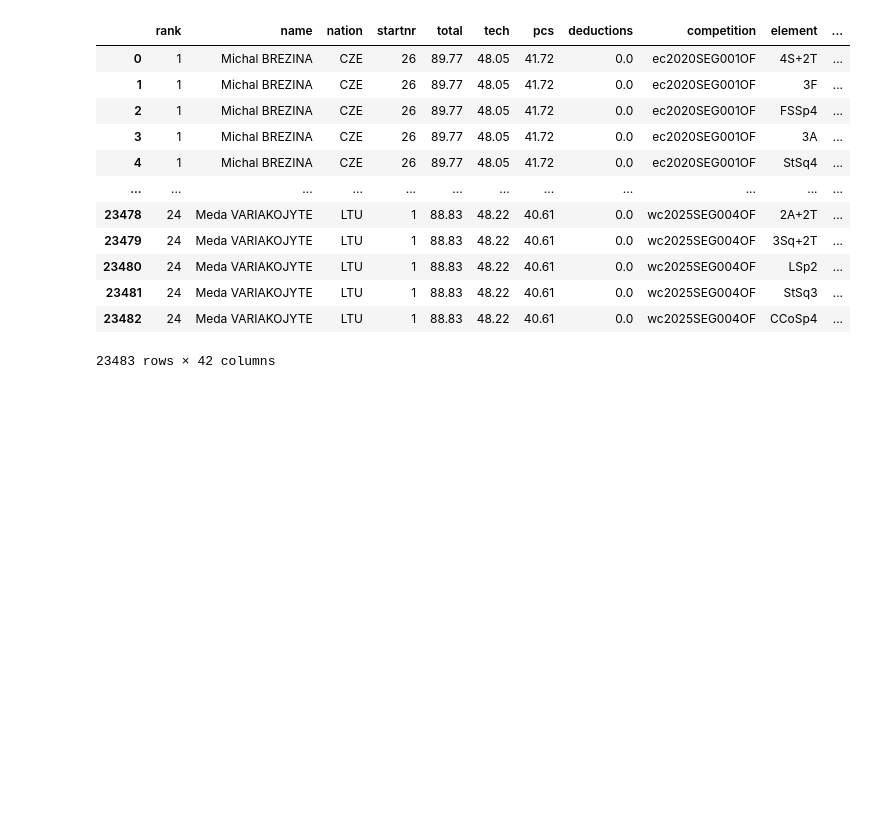
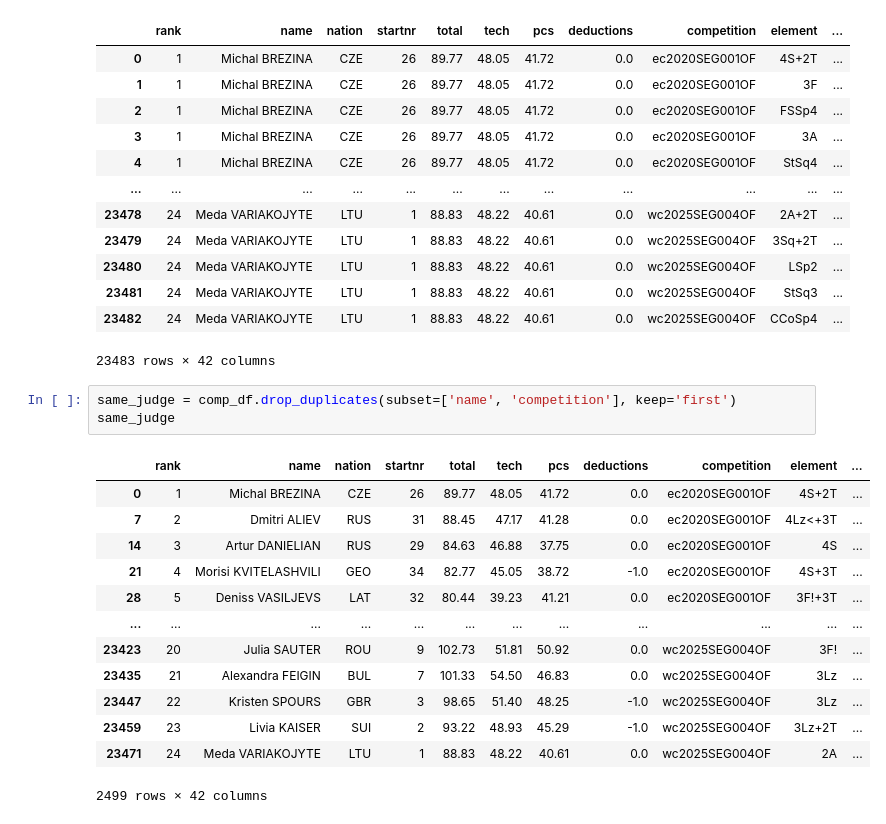
Before and after one commit to ann-e888/Skating_EDA, a Jupyter notebook: notebooks/feature engineering.ipynb, the cells around one changed output. Cells and saved outputs as stored; diff of their text form; blank space fills up the shorter version.

```diff
--- a/notebooks/feature engineering.ipynb
+++ b/notebooks/feature engineering.ipynb
@@ -210,3 +211,20 @@ comp_df
 | 23481 | 24 | Meda VARIAKOJYTE | LTU | 1 | 88.83 | 48.22 | 40.61 | 0.0 | wc2025SEG004OF | StSq3 | ... |
 | 23482 | 24 | Meda VARIAKOJYTE | LTU | 1 | 88.83 | 48.22 | 40.61 | 0.0 | wc2025SEG004OF | CCoSp4 | ... |
 23483 rows × 42 columns
+# %%
+same_judge = comp_df.drop_duplicates(subset=['name', 'competition'], keep='first')
+same_judge
+# %% [output]
+|  | rank | name | nation | startnr | total | tech | pcs | deductions | competition | element | ... |
+| 0 | 1 | Michal BREZINA | CZE | 26 | 89.77 | 48.05 | 41.72 | 0.0 | ec2020SEG001OF | 4S+2T | ... |
+| 7 | 2 | Dmitri ALIEV | RUS | 31 | 88.45 | 47.17 | 41.28 | 0.0 | ec2020SEG001OF | 4Lz<+3T | ... |
+| 14 | 3 | Artur DANIELIAN | RUS | 29 | 84.63 | 46.88 | 37.75 | 0.0 | ec2020SEG001OF | 4S | ... |
+| 21 | 4 | Morisi KVITELASHVILI | GEO | 34 | 82.77 | 45.05 | 38.72 | -1.0 | ec2020SEG001OF | 4S+3T | ... |
+| 28 | 5 | Deniss VASILJEVS | LAT | 32 | 80.44 | 39.23 | 41.21 | 0.0 | ec2020SEG001OF | 3F!+3T | ... |
+| ... | ... | ... | ... | ... | ... | ... | ... | ... | ... | ... | ... |
+| 23423 | 20 | Julia SAUTER | ROU | 9 | 102.73 | 51.81 | 50.92 | 0.0 | wc2025SEG004OF | 3F! | ... |
+| 23435 | 21 | Alexandra FEIGIN | BUL | 7 | 101.33 | 54.50 | 46.83 | 0.0 | wc2025SEG004OF | 3Lz | ... |
+| 23447 | 22 | Kristen SPOURS | GBR | 3 | 98.65 | 51.40 | 48.25 | -1.0 | wc2025SEG004OF | 3Lz | ... |
+| 23459 | 23 | Livia KAISER | SUI | 2 | 93.22 | 48.93 | 45.29 | -1.0 | wc2025SEG004OF | 3Lz+2T | ... |
+| 23471 | 24 | Meda VARIAKOJYTE | LTU | 1 | 88.83 | 48.22 | 40.61 | 0.0 | wc2025SEG004OF | 2A | ... |
+2499 rows × 42 columns
```
Also changed, not shown: parts of 5 cells of this notebook.
